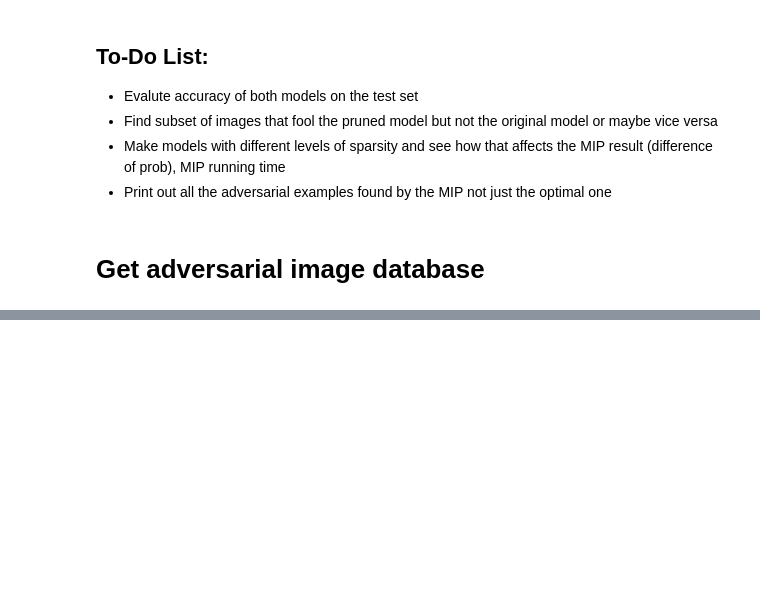
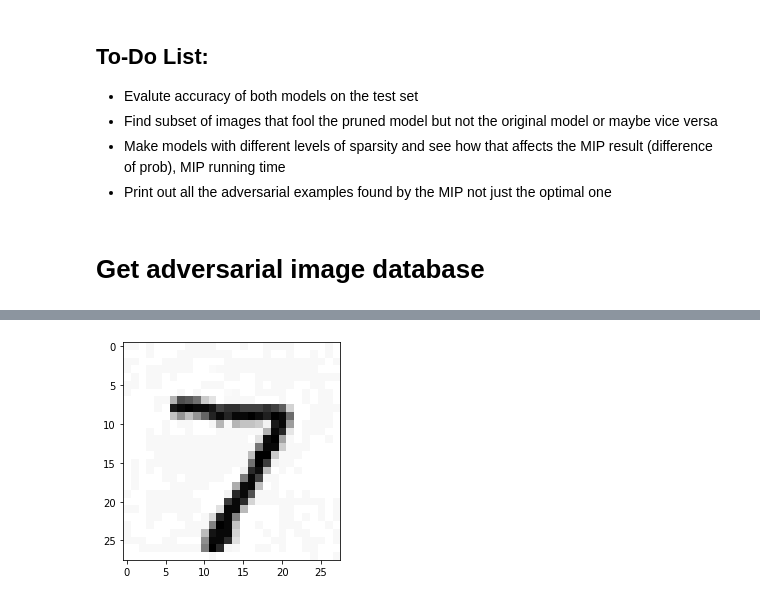
Before and after one commit to pherber3/DLDO-Project, a Jupyter notebook: Project copy/Notebook/DLDO Project.ipynb, the cells around one changed output, grey strips where cells are left out. Saved outputs shown, nothing was run; the diff lists cells and outputs as text; code cells hidden in the pictures; blank space fills up the shorter version.

```diff
--- a/Project copy/Notebook/DLDO Project.ipynb
+++ b/Project copy/Notebook/DLDO Project.ipynb
@@ -550,0 +540,7 @@ plt.imshow(1-df['Adversarial Image'].iloc[18*im_num + target_label].reshape(28,2
+# %%
+# Example of plotting an adversarial image from the dataframe for Pruned Model
+plt.imshow(1-df[(df['Image Number'] == im_num) &
+                (df['Target Classification'] == target_label)]['Adversarial Image'].iloc[1].reshape(28,28),
+           cmap='gray');
+# %% [output]
+[figure, added]
```
Also changed, not shown: parts of 8 cells of this notebook.
